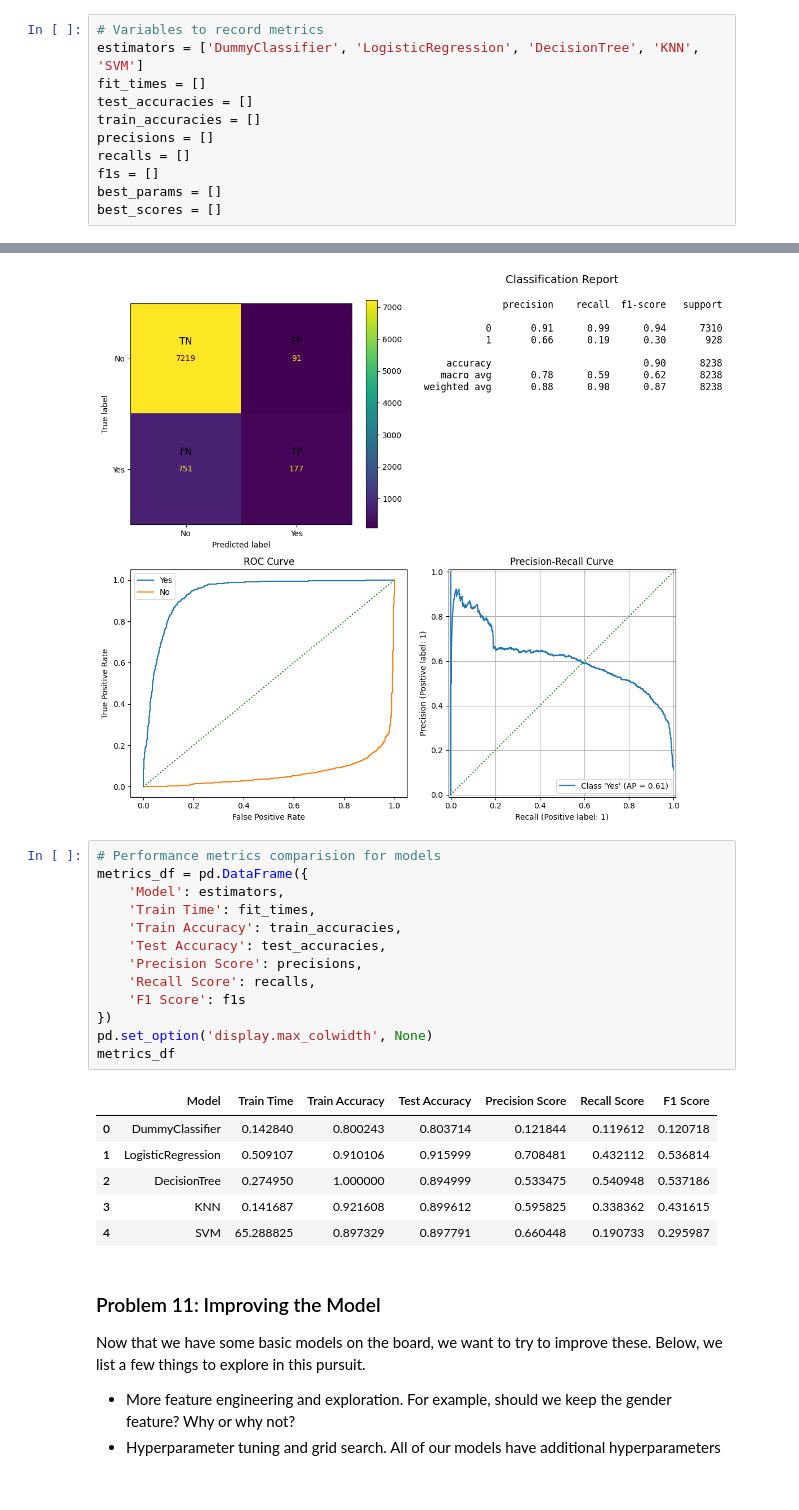
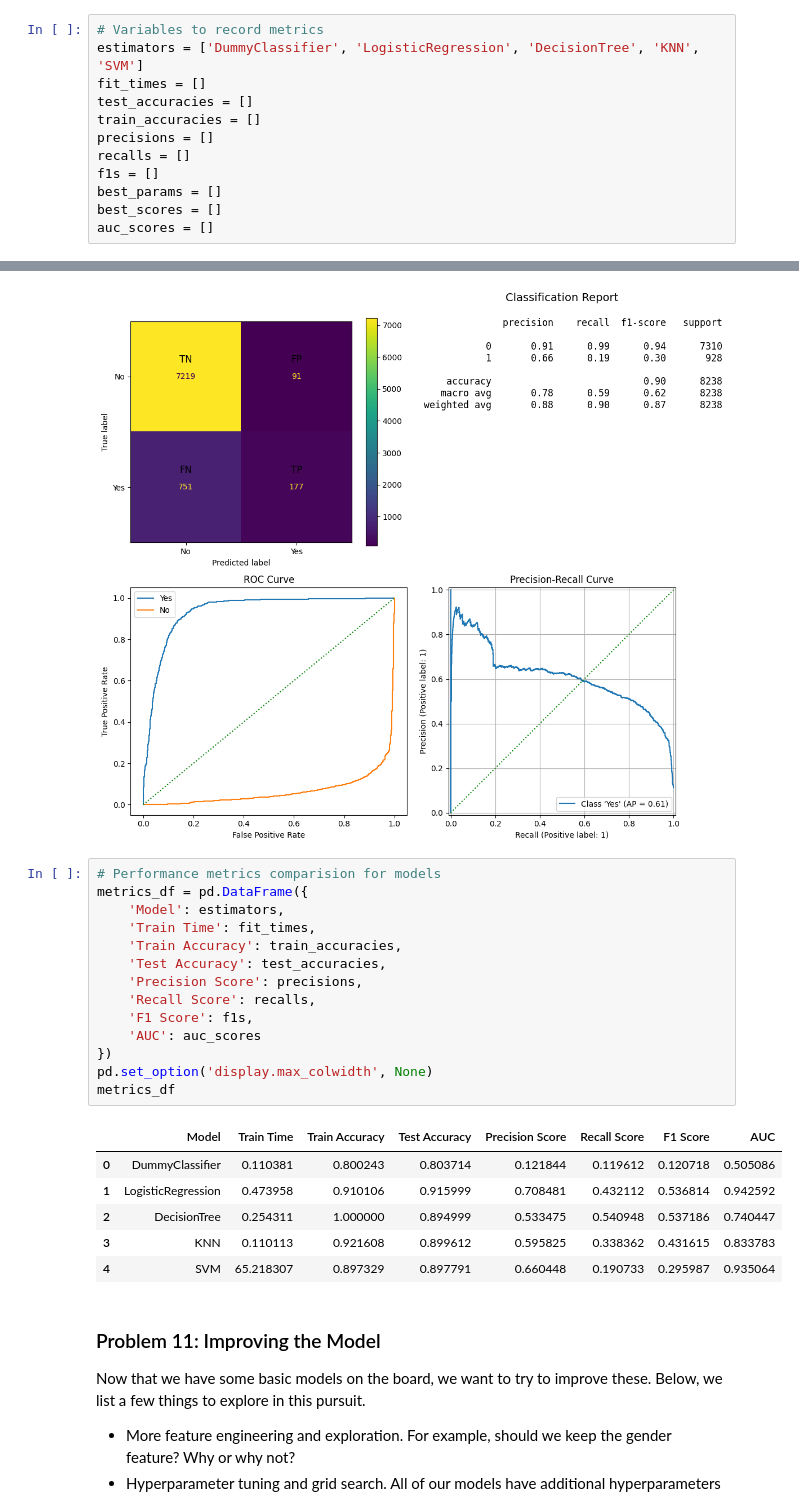
Before and after one commit to atewari-bot/bank-marketing-campaign, a Jupyter notebook: bank_marketing_campaign.ipynb, the cells around one changed output, grey strips where cells are left out. Drawn from its saved outputs; the diff is of its cells as text.

```diff
--- a/bank_marketing_campaign.ipynb
+++ b/bank_marketing_campaign.ipynb
@@ -735,6 +737,7 @@ recalls = []
 f1s = []
 best_params = []
 best_scores = []
+auc_scores = []
 # %%
 # Pipeline for baseline model
 dummy_pipe = Pipeline ([
@@ -936,23 +939,24 @@ show_metrics_curve(svm_pipe, X_test, y_test, 'svm', legend_pos='lower right')
 # %%
 # Performance metrics comparision for models
 metrics_df = pd.DataFrame({
     'Model': estimators,
     'Train Time': fit_times,
     'Train Accuracy': train_accuracies,
     'Test Accuracy': test_accuracies,
     'Precision Score': precisions,
     'Recall Score': recalls,
-    'F1 Score': f1s
+    'F1 Score': f1s,
+    'AUC': auc_scores
 })
 pd.set_option('display.max_colwidth', None)
 metrics_df
 # %% [output]
-|  | Model | Train Time | Train Accuracy | Test Accuracy | Precision Score | Recall Score | F1 Score |
-| 0 | DummyClassifier | 0.142840 | 0.800243 | 0.803714 | 0.121844 | 0.119612 | 0.120718 |
-| 1 | LogisticRegression | 0.509107 | 0.910106 | 0.915999 | 0.708481 | 0.432112 | 0.536814 |
-| 2 | DecisionTree | 0.274950 | 1.000000 | 0.894999 | 0.533475 | 0.540948 | 0.537186 |
-| 3 | KNN | 0.141687 | 0.921608 | 0.899612 | 0.595825 | 0.338362 | 0.431615 |
-| 4 | SVM | 65.288825 | 0.897329 | 0.897791 | 0.660448 | 0.190733 | 0.295987 |
+|  | Model | Train Time | Train Accuracy | Test Accuracy | Precision Score | Recall Score | F1 Score | AUC |
+| 0 | DummyClassifier | 0.110381 | 0.800243 | 0.803714 | 0.121844 | 0.119612 | 0.120718 | 0.505086 |
+| 1 | LogisticRegression | 0.473958 | 0.910106 | 0.915999 | 0.708481 | 0.432112 | 0.536814 | 0.942592 |
+| 2 | DecisionTree | 0.254311 | 1.000000 | 0.894999 | 0.533475 | 0.540948 | 0.537186 | 0.740447 |
+| 3 | KNN | 0.110113 | 0.921608 | 0.899612 | 0.595825 | 0.338362 | 0.431615 | 0.833783 |
+| 4 | SVM | 65.218307 | 0.897329 | 0.897791 | 0.660448 | 0.190733 | 0.295987 | 0.935064 |
 # %% [markdown]
 ### Problem 11: Improving the Model
 
```
Also changed, not shown: parts of 14 cells of this notebook, 2 other files.
